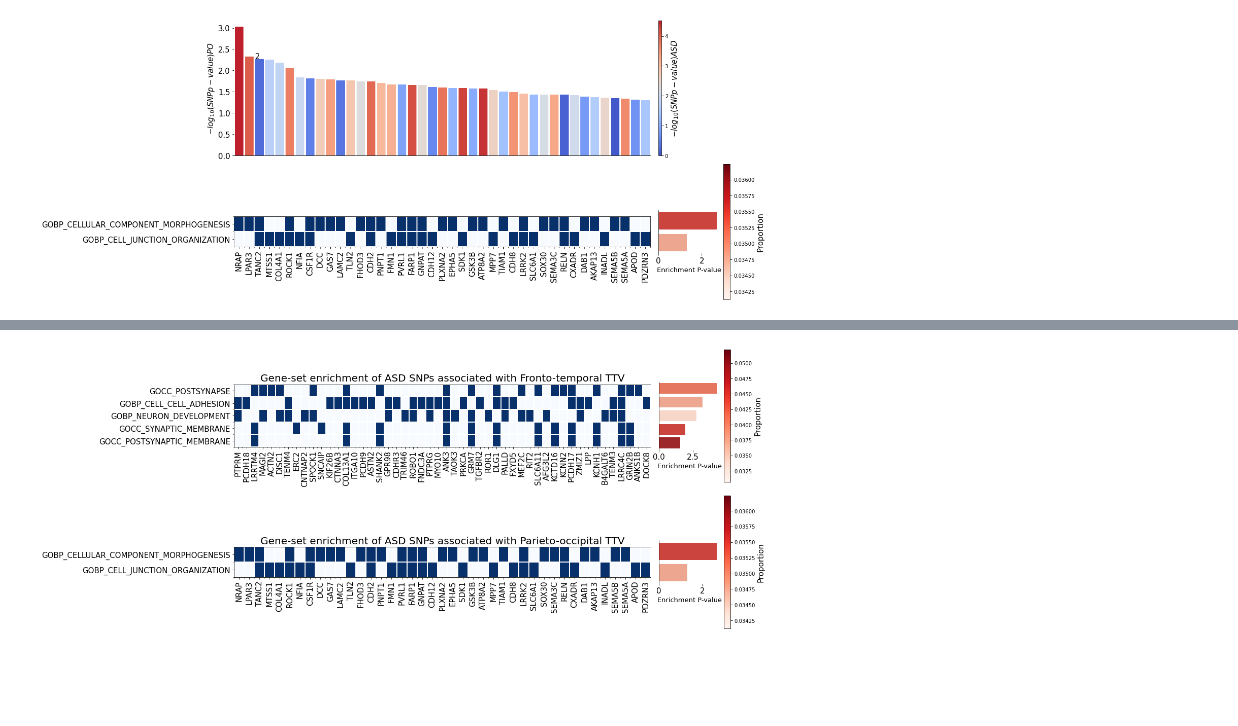
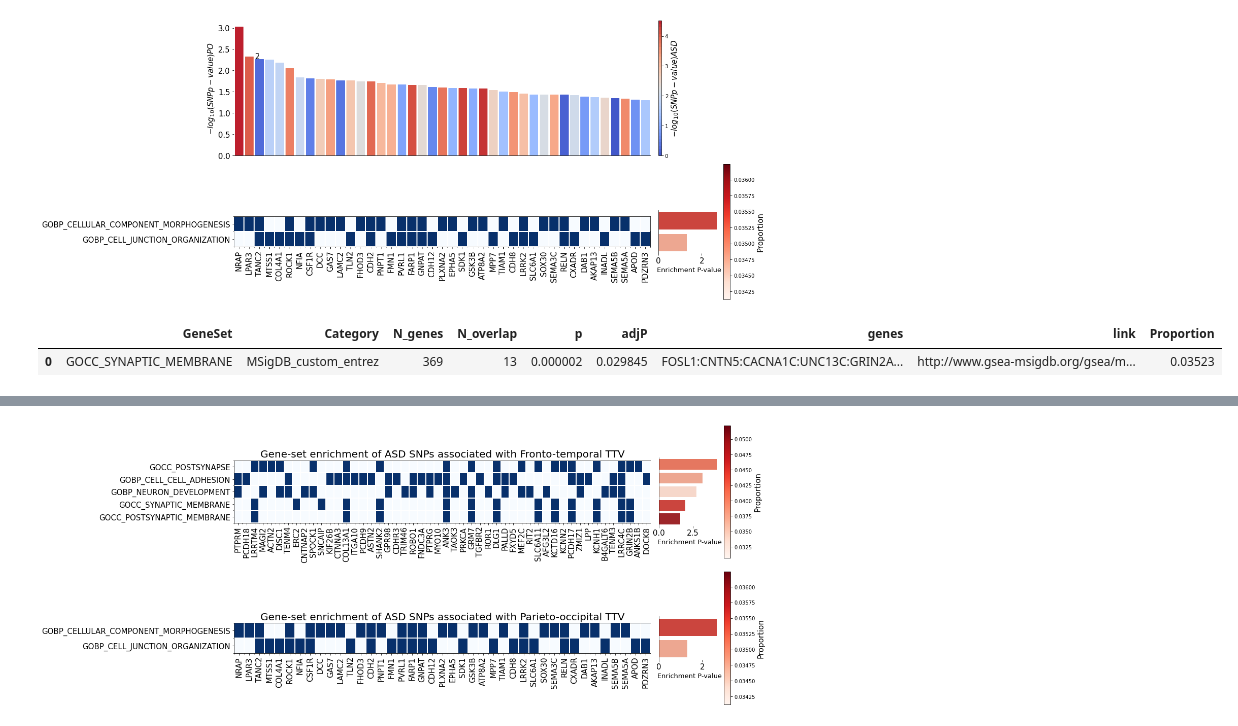
Before and after one commit to lehai-ml/dHCP_genetics, a Jupyter notebook: notebook_results/asd/8_Stability_tests.ipynb, the cells around one changed output, grey strips where cells are left out. Drawn from its saved outputs; the diff is of its cells as text; code cells hidden in the pictures; blank space fills up the shorter version.

```diff
--- a/notebook_results/asd/8_Stability_tests.ipynb
+++ b/notebook_results/asd/8_Stability_tests.ipynb
@@ -502,3 +544,8 @@ plt.tight_layout()
 fig.savefig('../../dataset/preprocessed_dataset/asd/output_plot/PO_heatmap_with_pval_barplot.pdf')
 # %% [output]
 [figure]
+# %%
+common_best_res
+# %% [output]
+|  | GeneSet | Category | N_genes | N_overlap | p | adjP | genes | link | Proportion |
+| 0 | GOCC_SYNAPTIC_MEMBRANE | MSigDB_custom_entrez | 369 | 13 | 0.000002 | 0.029845 | FOSL1:CNTN5:CACNA1C:UNC13C:GRIN2A... | http://www.gsea-msigdb.org/gsea/m... | 0.03523 |
```
Also changed, not shown: parts of 9 cells of this notebook.
